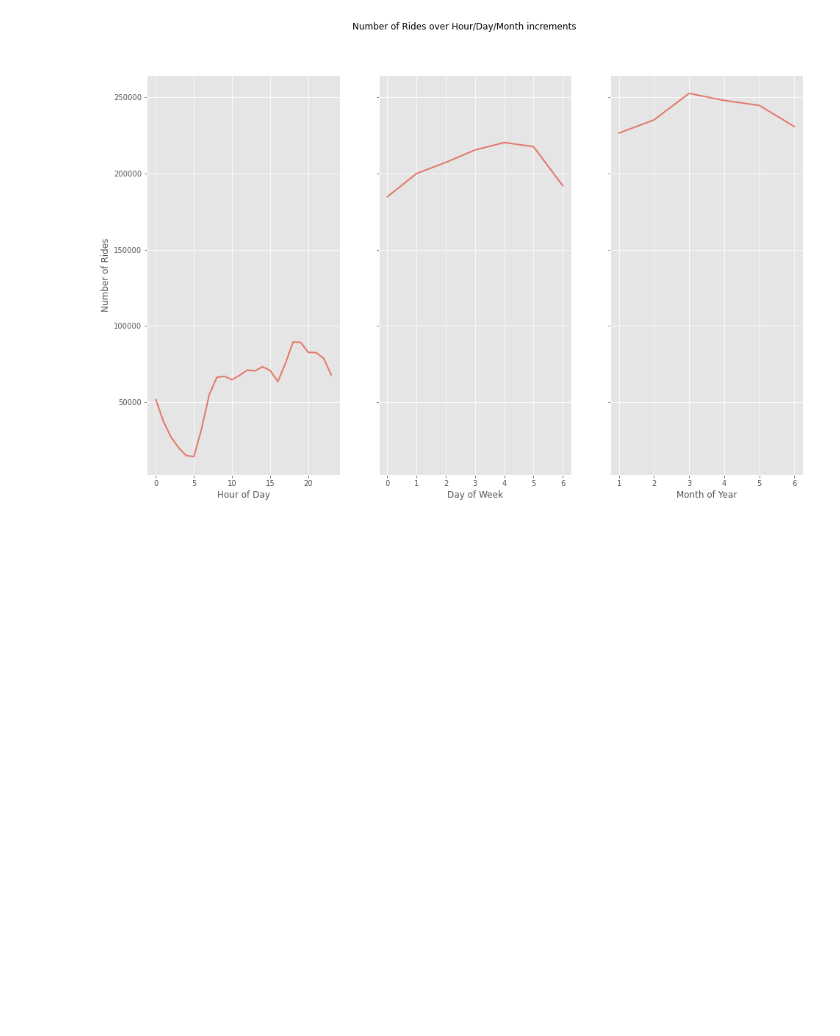
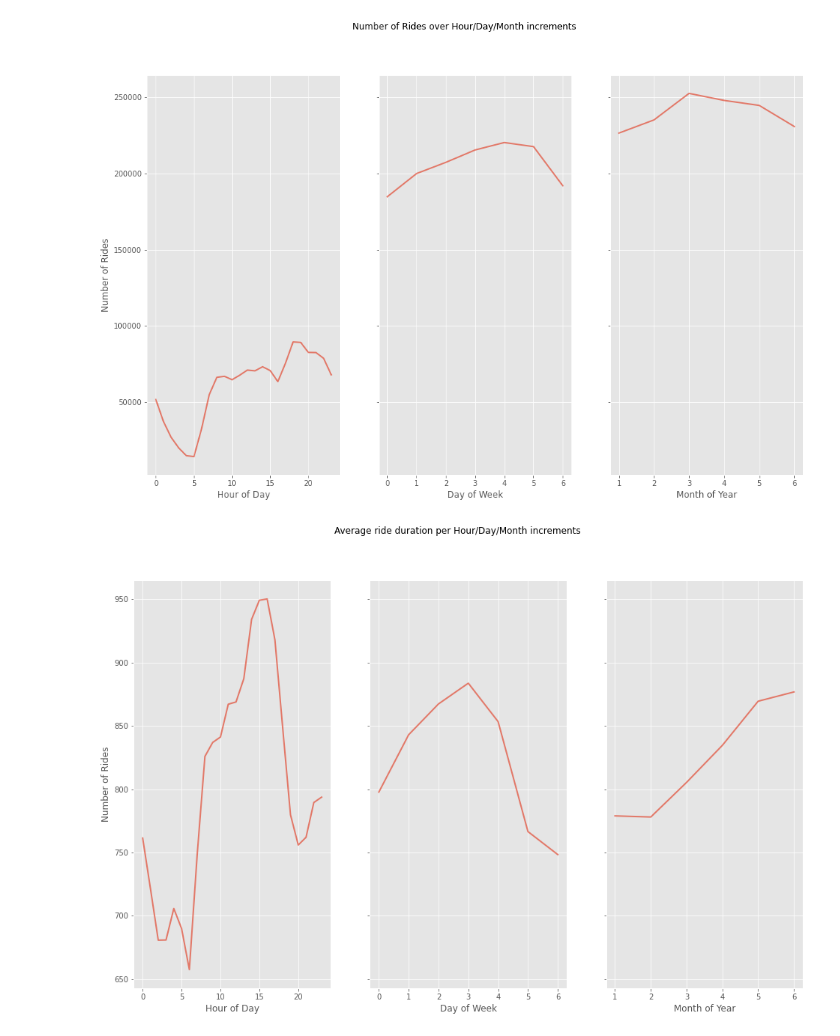
Before and after one commit to Jiaxin-yjx/NYC-taxi-data-science, a Jupyter notebook: NYU_EDA.ipynb, the cells around one changed output. Cells and saved outputs as stored; diff of their text form; code cells hidden in the pictures; blank space fills up the shorter version.

Commit message:
complete data EDA

```diff
--- a/NYU_EDA.ipynb
+++ b/NYU_EDA.ipynb
@@ -17,7 +17,7 @@ import calendar      #for calendar for datetime operations
 import time          #to get the system time
 plt.rcParams['figure.figsize'] = [16, 10] #set default figure size
 # %%
-train = pd.read_csv('/Users/jiaxinye/NYC-taxi-data-science-project/data/clean_train.csv')
+train = pd.read_csv('/Users/jiaxinye/NYC-taxi-data-science-project copy/data/clean_train.csv')
 # %%
 train.head()
 # %% [output]
@@ -131,0 +169,13 @@ plt.show()
+# %%
+fig, ax = plt.subplots(ncols=3, sharey=True)
+ax[0].plot(train.groupby('pickup_hour')['trip_duration'].mean(), lw=2, alpha=0.7)
+ax[1].plot(train.groupby('pickup_weekday')['trip_duration'].mean(), lw=2, alpha=0.7)
+ax[2].plot(train.groupby('pickup_month')['trip_duration'].mean(), lw=2, alpha=0.7)
+ax[0].set_xlabel('Hour of Day')
+ax[1].set_xlabel('Day of Week')
+ax[2].set_xlabel('Month of Year')
+ax[0].set_ylabel('Number of Rides')
+fig.suptitle('Average ride duration per Hour/Day/Month increments')
+plt.show()
+# %% [output]
+[figure, added]
```
Also changed, not shown: parts of 15 cells of this notebook.
